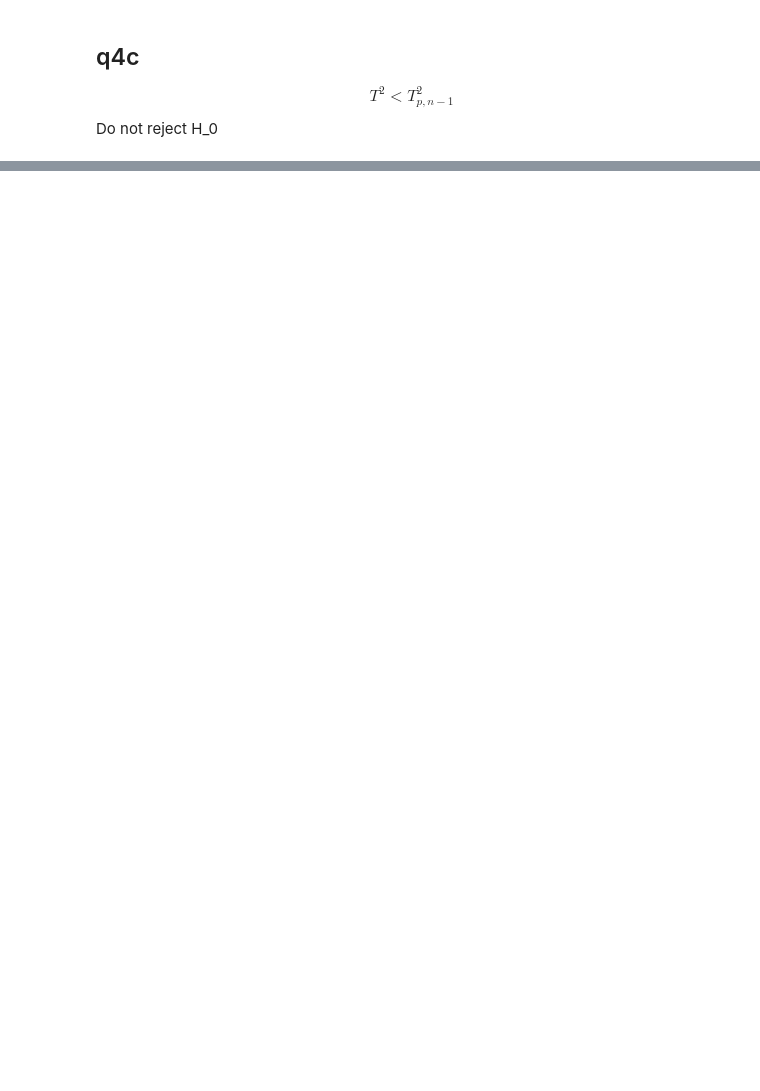
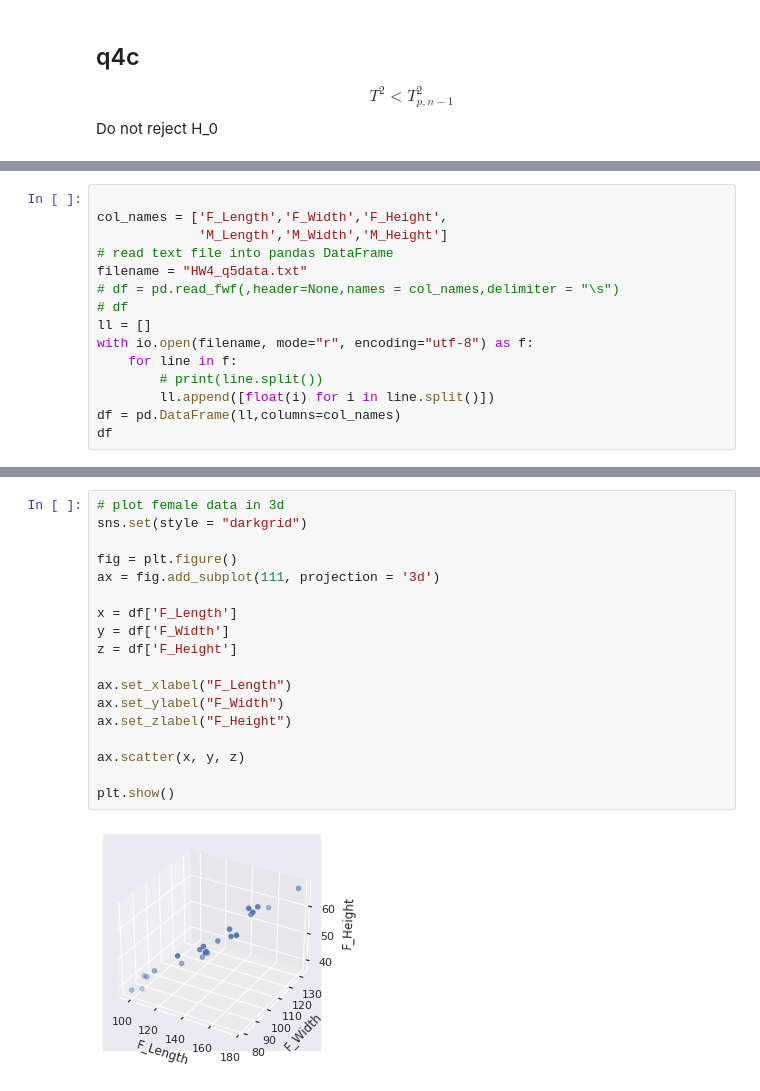
Before and after one commit to Chuanhuan/NTU-Classes, a Jupyter notebook: Data Analytics/hw4-jack.ipynb, the cells around one changed output, grey strips where cells are left out. Drawn from its saved outputs; the diff is of its cells as text; blank space fills up the shorter version.

```diff
--- a/Data Analytics/hw4-jack.ipynb
+++ b/Data Analytics/hw4-jack.ipynb
@@ -237,0 +245,15 @@ Do not reject H_0
+# %%
+
+col_names = ['F_Length','F_Width','F_Height',
+             'M_Length','M_Width','M_Height']
+# read text file into pandas DataFrame
+filename = "HW4_q5data.txt"
+# df = pd.read_fwf(,header=None,names = col_names,delimiter = "\s")
+# df
+ll = []
+with io.open(filename, mode="r", encoding="utf-8") as f:
+    for line in f:
+        # print(line.split())
+        ll.append([float(i) for i in line.split()])
+df = pd.DataFrame(ll,columns=col_names)
+df
@@ -237,0 +278,20 @@ Do not reject H_0
+# %%
+# plot female data in 3d
+sns.set(style = "darkgrid")
+
+fig = plt.figure()
+ax = fig.add_subplot(111, projection = '3d')
+
+x = df['F_Length']
+y = df['F_Width']
+z = df['F_Height']
+
+ax.set_xlabel("F_Length")
+ax.set_ylabel("F_Width")
+ax.set_zlabel("F_Height")
+
+ax.scatter(x, y, z)
+
+plt.show()
+# %% [output]
+[figure, added]
```
Also changed, not shown: parts of 28 cells of this notebook, 3 other files.
